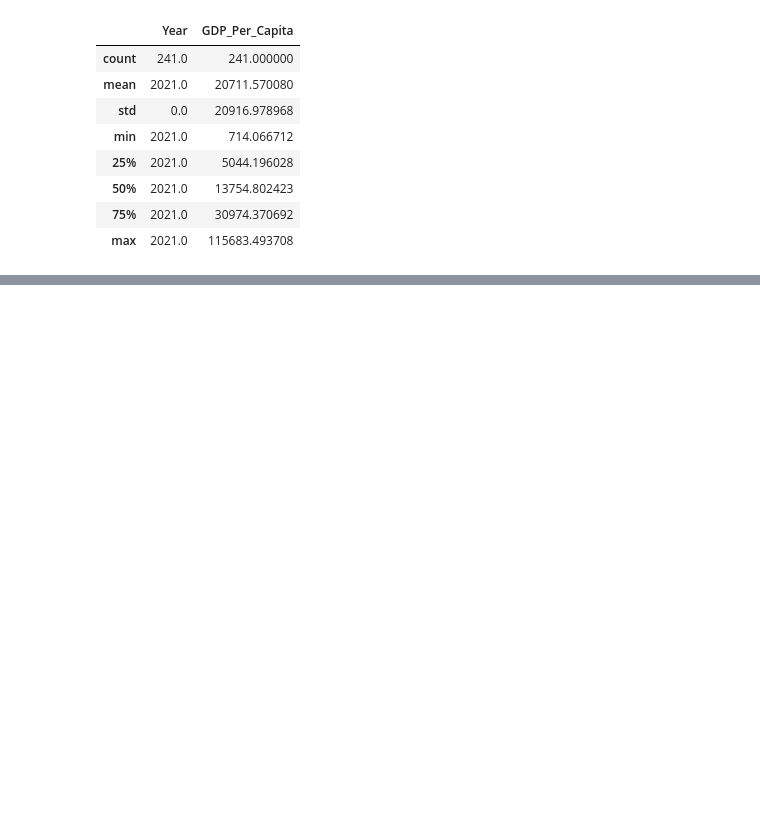
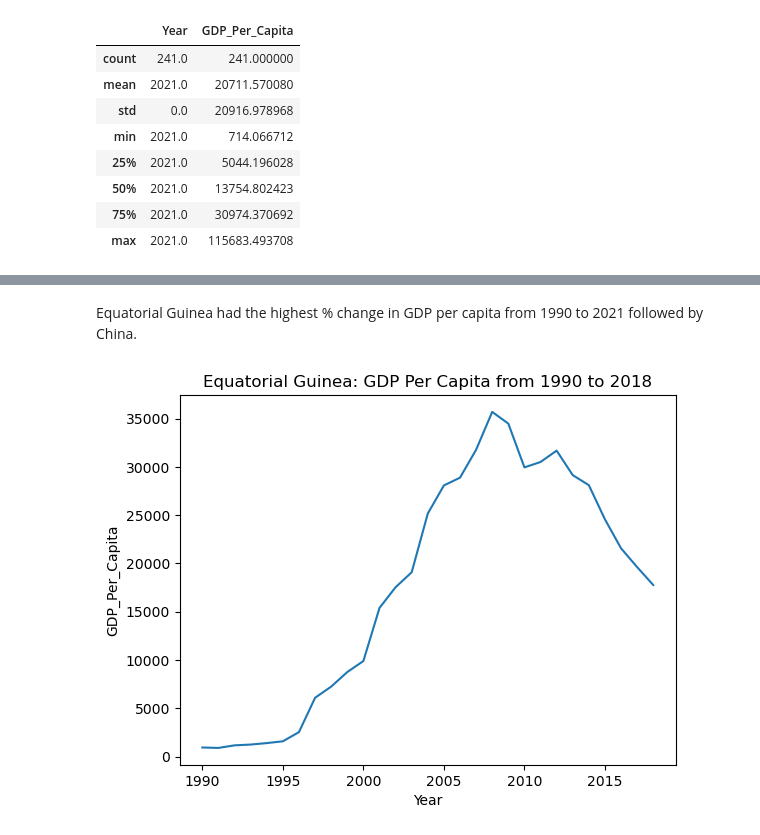
Before and after one commit to nss-data-science-cohort-8/un-exploration-fvetdds, a Jupyter notebook: data/UN_Data_Exploration.ipynb, the cells around one changed output, grey strips where cells are left out. Saved outputs shown, nothing was run; the diff lists cells and outputs as text; code cells hidden in the pictures; blank space fills up the shorter version.

```diff
--- a/data/UN_Data_Exploration.ipynb
+++ b/data/UN_Data_Exploration.ipynb
@@ -199,0 +259,11 @@ AttributeError: 'DataFrame' object has no attribute 'information'
+# %% [markdown]
+Equatorial Guinea had the highest % change in GDP per capita from 1990 to 2021 followed by China.
+# %%
+gdp_Equatorial = gdp_df[(gdp_df['Country'] == 'Equatorial Guinea')]
+gdp_to_2018 = gdp_Equatorial.drop(gdp_Equatorial[gdp_Equatorial['Year'] > 2018].index)
+# %%
+line_plot_= sns.lineplot(x= 'Year', y='GDP_Per_Capita', data= gdp_to_2018 )
+plt.title('Equatorial Guinea: GDP Per Capita from 1990 to 2018')
+plt.show()
+# %% [output]
+[figure, added]
```
Also changed, not shown: parts of 105 cells of this notebook.
